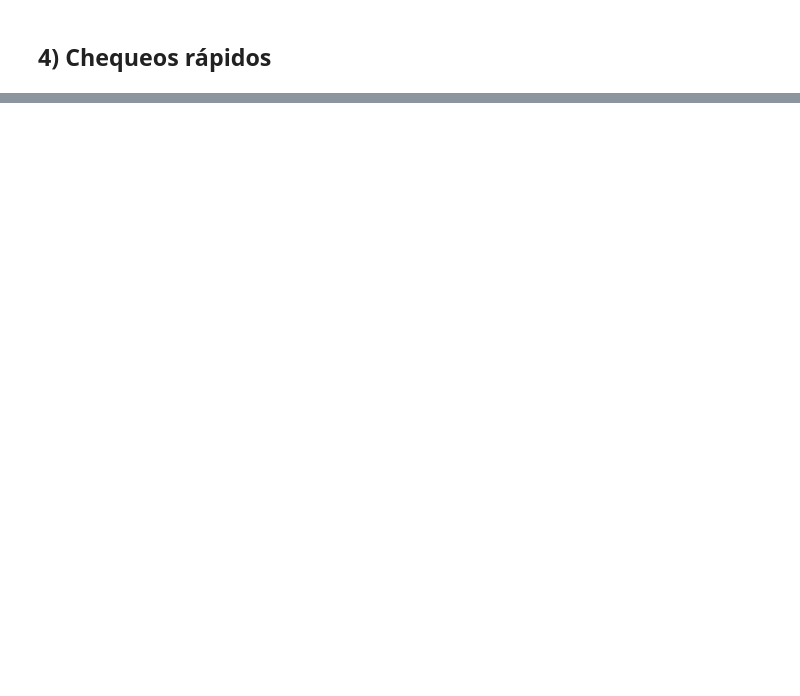
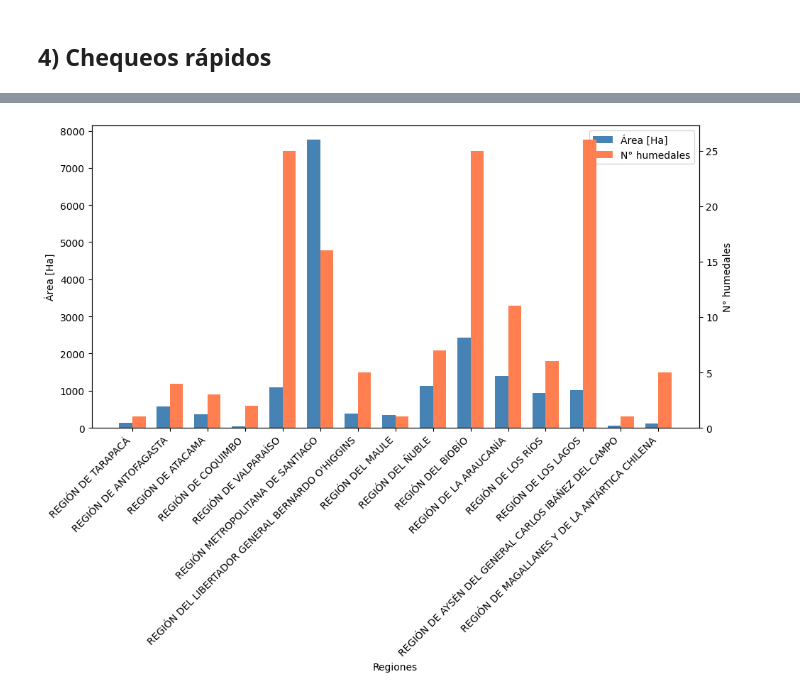
Before and after one commit to IEB-BIODATA/7NR-Indicators, a Jupyter notebook: indicadores/I_3_humedales_urbanos/I_3_humedales_urbanos.ipynb, the cells around one changed output, grey strips where cells are left out. Drawn from its saved outputs; the diff is of its cells as text; code cells hidden in the pictures; blank space fills up the shorter version.

Commit message:
correccion fusion humedales urbanos

```diff
--- a/indicadores/I_3_humedales_urbanos/I_3_humedales_urbanos.ipynb
+++ b/indicadores/I_3_humedales_urbanos/I_3_humedales_urbanos.ipynb
@@ -137,0 +227,11 @@ tabla_anual.to_excel("I_3_humedales_urbanos_tabla_anual.xlsx", index=False)
+# %%
+data["COD_REG"] = data["REGION"].map(REGION)
+# %%
+data_region = pd.DataFrame(
+    list(REGION.items()),
+    columns=["Región", "Código Región"]
+)
+data_region["geometry"] = None
+data_region["Hectáreas"] = 0.0
+data_region["Hectáreas (geometría)"] = 0.0
+data_region["Número de humedales"] = 0
@@ -137,0 +240,12 @@ tabla_anual.to_excel("I_3_humedales_urbanos_tabla_anual.xlsx", index=False)
+# %%
+for region in REGION.values():
+    tmp = data[data["COD_REG"] == region]
+    tmp_geometry = tmp.geometry.union_all()
+    cur_index = data_region[data_region["Código Región"] == region].index[0]
+    data_region.loc[cur_index, "geometry"] = tmp_geometry
+    data_region.loc[cur_index, "Hectáreas"] = tmp["HECTAREAS"].sum()
+    data_region.loc[cur_index, "Hectáreas (geometría)"] = tmp_geometry.area / 10000
+    data_region.loc[cur_index, "Número de humedales"] = len(tmp)
+    del tmp, tmp_geometry
+
+data_region
@@ -137,0 +269,24 @@ tabla_anual.to_excel("I_3_humedales_urbanos_tabla_anual.xlsx", index=False)
+# %%
+fig, ax = plt.subplots(figsize=(10, 8))
+
+position = np.arange(len(data_region))
+width = 0.35
+
+area_bar = ax.bar(position - width / 2, data_region["Hectáreas (geometría)"], width, label="Área [Ha]", color="steelblue")
+ax.set_xlabel("Regiones")
+ax.set_ylabel("Área [Ha]")
+
+ax2 = ax.twinx()
+number_bar = ax2.bar(position + width / 2, data_region["Número de humedales"], width, label="N° humedales", color="coral")
+ax2.set_ylabel("N° humedales")
+
+ax.set_xticks(position)
+ax.set_xticklabels(data_region["Región"], rotation=45, ha='right')
+
+lines1, labels1 = ax.get_legend_handles_labels()
+lines2, labels2 = ax2.get_legend_handles_labels()
+ax.legend(lines1 + lines2, labels1 + labels2, loc='upper right')
+
+plt.tight_layout()
+# %% [output]
+[figure, added]
```
Also changed, not shown: parts of 14 cells of this notebook, 1 other file.
